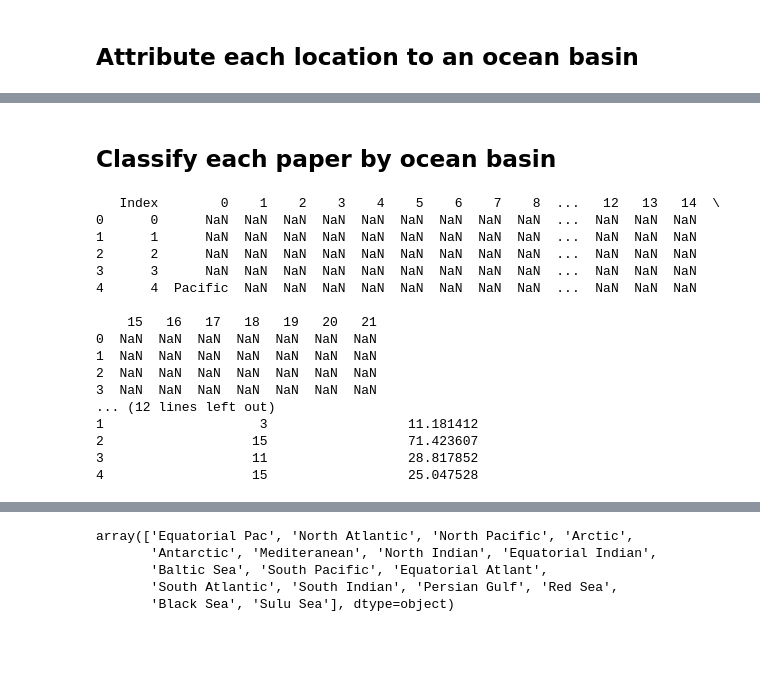
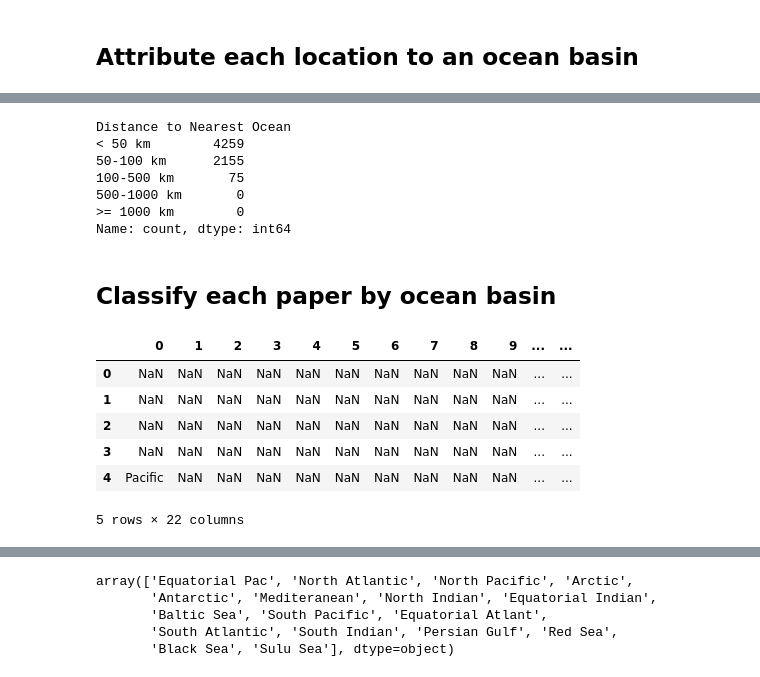
Before and after one commit to henrique-back/mpl_topics, a Jupyter notebook: NER/NER.ipynb, the cells around one changed output, grey strips where cells are left out. Cells and saved outputs as stored; diff of their text form; code cells hidden in the pictures; blank space fills up the shorter version.

```diff
--- a/NER/NER.ipynb
+++ b/NER/NER.ipynb
@@ -502,25 +215,27 @@ Number of instances less than 1000 km:  0
+# %%
+# Number of locations by distance to the nearest ocean-basin grid cell
+bins = [0, 50, 100, 500, 1000, np.inf]
+labels = ['< 50 km', '50-100 km', '100-500 km', '500-1000 km', '>= 1000 km']
+pd.cut(location_df['Distance to Nearest Ocean'], bins=bins, labels=labels, right=False).value_counts().sort_index()
+# %% [output]
+Distance to Nearest Ocean
+< 50 km        4259
+50-100 km      2155
+100-500 km       75
+500-1000 km       0
+>= 1000 km        0
+Name: count, dtype: int64
 # %% [markdown]
 ## Classify each paper by ocean basin
 # %%
-data_loc = pd.read_csv(r'..\NER\data_loc.csv')
-location_df = pd.read_csv(r'..\NER\fuzzy_location_data.csv')
-print(data_loc.head())
-print(location_df.head())
+data_loc = pd.read_csv('../NER/data_loc.csv')
+location_df = pd.read_csv('../NER/fuzzy_location_data.csv', float_precision='round_trip')
+data_loc.head()
 # %% [output]
+|  | 0 | 1 | 2 | 3 | 4 | 5 | 6 | 7 | 8 | 9 | ... | ... |
+| 0 | NaN | NaN | NaN | NaN | NaN | NaN | NaN | NaN | NaN | NaN | ... | ... |
+| 1 | NaN | NaN | NaN | NaN | NaN | NaN | NaN | NaN | NaN | NaN | ... | ... |
+| 2 | NaN | NaN | NaN | NaN | NaN | NaN | NaN | NaN | NaN | NaN | ... | ... |
+| 3 | NaN | NaN | NaN | NaN | NaN | NaN | NaN | NaN | NaN | NaN | ... | ... |
+| 4 | Pacific | NaN | NaN | NaN | NaN | NaN | NaN | NaN | NaN | NaN | ... | ... |
-   Index        0    1    2    3    4    5    6    7    8  ...   12   13   14  \
-0      0      NaN  NaN  NaN  NaN  NaN  NaN  NaN  NaN  NaN  ...  NaN  NaN  NaN
-1      1      NaN  NaN  NaN  NaN  NaN  NaN  NaN  NaN  NaN  ...  NaN  NaN  NaN
-2      2      NaN  NaN  NaN  NaN  NaN  NaN  NaN  NaN  NaN  ...  NaN  NaN  NaN
-3      3      NaN  NaN  NaN  NaN  NaN  NaN  NaN  NaN  NaN  ...  NaN  NaN  NaN
-4      4  Pacific  NaN  NaN  NaN  NaN  NaN  NaN  NaN  NaN  ...  NaN  NaN  NaN
-
-    15   16   17   18   19   20   21
-0  NaN  NaN  NaN  NaN  NaN  NaN  NaN
-1  NaN  NaN  NaN  NaN  NaN  NaN  NaN
-2  NaN  NaN  NaN  NaN  NaN  NaN  NaN
-3  NaN  NaN  NaN  NaN  NaN  NaN  NaN
-... (12 lines left out)
-1                    3                  11.181412
-2                   15                  71.423607
-3                   11                  28.817852
-4                   15                  25.047528
+5 rows × 22 columns
```
Also changed, not shown: parts of 20 cells of this notebook, 33 other files.
